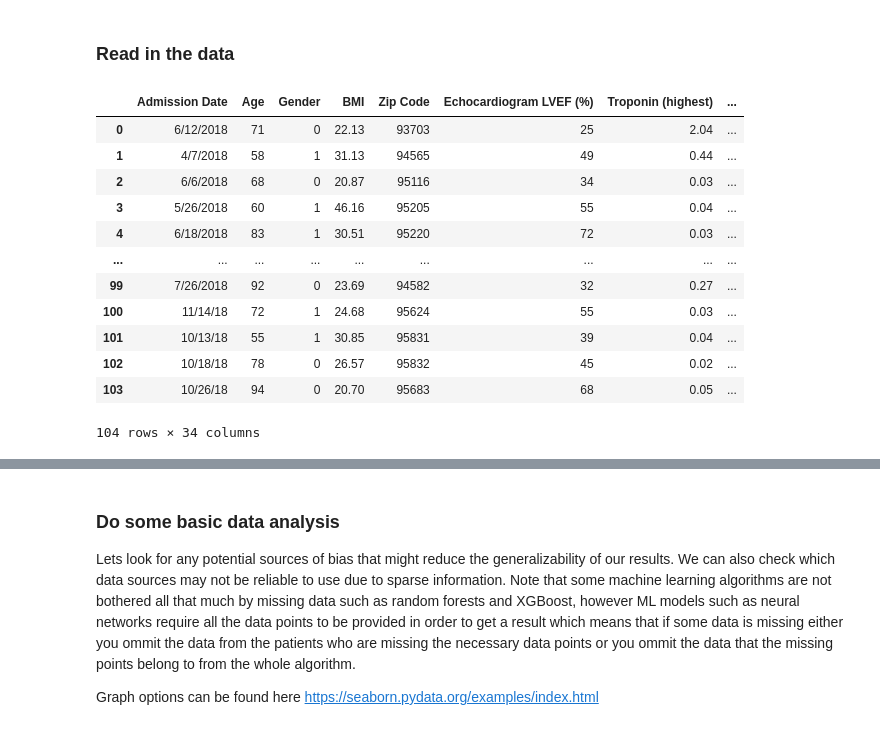
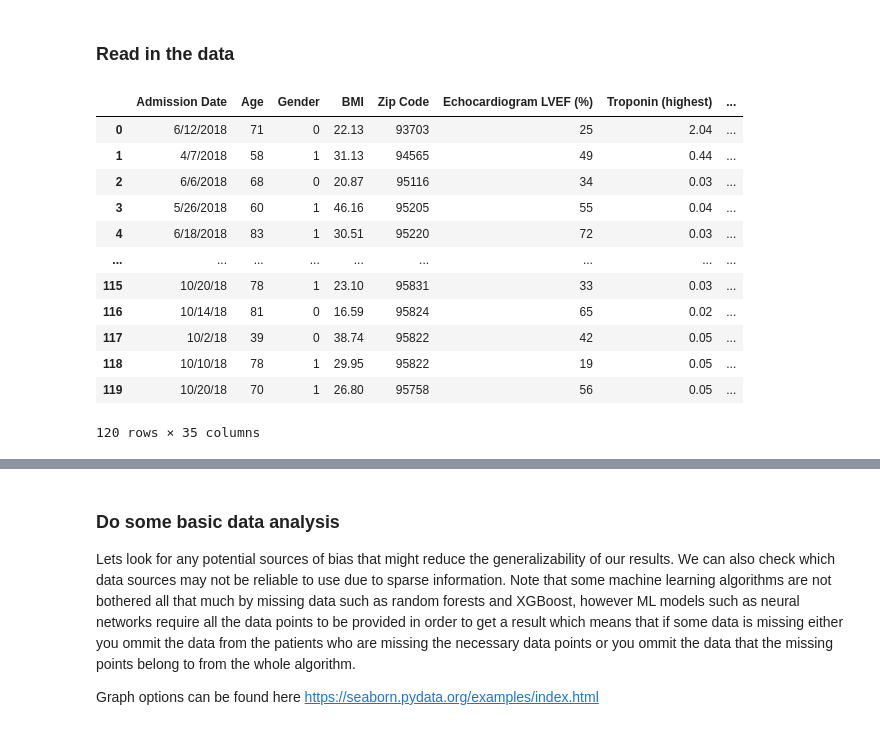
Before and after one commit to Michael-Equi/hfr, a Jupyter notebook: notebooks/hfr-ml-comparison.ipynb, the cells around one changed output, grey strips where cells are left out. Cells and saved outputs as stored; diff of their text form; code cells hidden in the pictures.

```diff
--- a/notebooks/hfr-ml-comparison.ipynb
+++ b/notebooks/hfr-ml-comparison.ipynb
@@ -7,40 +7,41 @@ In this notebook we will be analyzing some data and comparing various ML models
 # %%
 import pandas as pd
 # https://medium.com/dunder-data/selecting-subsets-of-data-in-pandas-6fcd0170be9c
 csv_path = "../data/chf_data.csv"
 data = pd.read_csv(csv_path, header=1)
 
 # convert string values to integers 0 and 1
 data['Gender'] = data['Gender'].map({'M': 1, 'F': 0})
 data['DM'] = data['DM'].map({'Yes': 1, 'No': 0})
 data['30 day readmission'] = data['30 day readmission'].map({'Yes': 1, 'No': 0})
 data['60 day readmission'] = data['60 day readmission'].map({'Yes': 1, 'No': 0})
 data['30 day death'] = data['30 day death'].map({'Yes': 1, 'No': 0})
 data['60 day death'] = data['60 day death'].map({'Yes': 1, 'No': 0})
 data['90 day death'] = data['90 day death'].map({'Yes': 1, 'No': 0})
 data['Hypertension'] = data['Hypertension'].map({'Yes': 1, 'No': 0})
 data['Coronary Artery Disease'] = data['Coronary Artery Disease'].map({'Yes': 1, 'No': 0})
 data['Prior Stroke / TIA / Cerebral Vascular Ischemia'] = data['Prior Stroke / TIA / Cerebral Vascular Ischemia'].map({'Yes': 1, 'No': 0})
 data['Atrial Fibrillation'] = data['Atrial Fibrillation'].map({'Yes': 1, 'No': 0})
 data['Peripheral vascular disease'] = data['Peripheral vascular disease'].map({'Yes': 1, 'No': 0})
 data['Obstructive Sleep Apnea'] = data['Obstructive Sleep Apnea'].map({'Yes': 1, 'No': 0})
-data['Aortic Stenosis'] = data['Aortic Stenosis'].map({'Yes': 1, 'No': 0})
+data['Aortic Stenosis 0 = No, 1= yes / mild, 2=moderate, 3=severe'] = data['Aortic Stenosis 0 = No, 1= yes / mild, 2=moderate, 3=severe'].map({'Yes': 1, 'No': 0})
+data['Dialysis'] = data['Dialysis'].map({'Yes': 1, 'No': 0})
 
 data
 # %% [output]
 |  | Admission Date | Age | Gender | BMI | Zip Code | Echocardiogram LVEF (%) | Troponin (highest) | ... |
 | 0 | 6/12/2018 | 71 | 0 | 22.13 | 93703 | 25 | 2.04 | ... |
 | 1 | 4/7/2018 | 58 | 1 | 31.13 | 94565 | 49 | 0.44 | ... |
 | 2 | 6/6/2018 | 68 | 0 | 20.87 | 95116 | 34 | 0.03 | ... |
 | 3 | 5/26/2018 | 60 | 1 | 46.16 | 95205 | 55 | 0.04 | ... |
 | 4 | 6/18/2018 | 83 | 1 | 30.51 | 95220 | 72 | 0.03 | ... |
 | ... | ... | ... | ... | ... | ... | ... | ... | ... |
-| 99 | 7/26/2018 | 92 | 0 | 23.69 | 94582 | 32 | 0.27 | ... |
-| 100 | 11/14/18 | 72 | 1 | 24.68 | 95624 | 55 | 0.03 | ... |
-| 101 | 10/13/18 | 55 | 1 | 30.85 | 95831 | 39 | 0.04 | ... |
-| 102 | 10/18/18 | 78 | 0 | 26.57 | 95832 | 45 | 0.02 | ... |
-| 103 | 10/26/18 | 94 | 0 | 20.70 | 95683 | 68 | 0.05 | ... |
+| 115 | 10/20/18 | 78 | 1 | 23.10 | 95831 | 33 | 0.03 | ... |
+| 116 | 10/14/18 | 81 | 0 | 16.59 | 95824 | 65 | 0.02 | ... |
+| 117 | 10/2/18 | 39 | 0 | 38.74 | 95822 | 42 | 0.05 | ... |
+| 118 | 10/10/18 | 78 | 1 | 29.95 | 95822 | 19 | 0.05 | ... |
+| 119 | 10/20/18 | 70 | 1 | 26.80 | 95758 | 56 | 0.05 | ... |
-104 rows × 34 columns
+120 rows × 35 columns
 # %%
 # get the data from patient three
 data.loc(0)[4]
```
Also changed, not shown: parts of 22 cells of this notebook, 2 other files.
